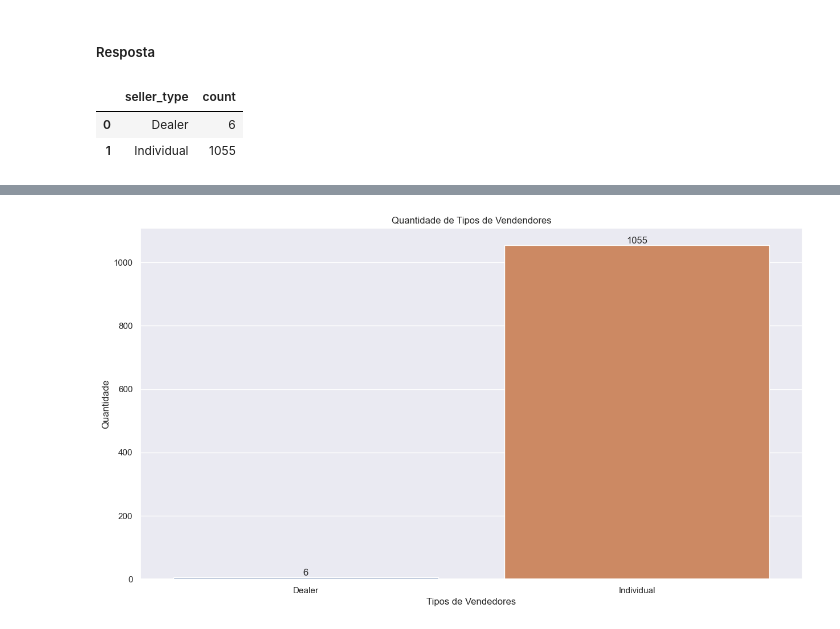
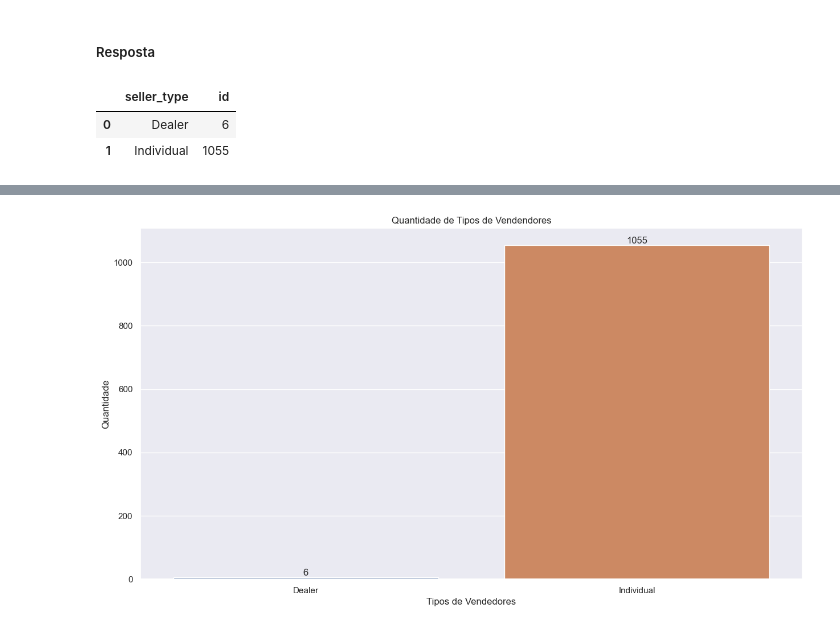
Before and after one commit to WelliDS/curso_git_CDS, a Jupyter notebook: notebooks/projeto.ipynb, the cells around one changed output, grey strips where cells are left out. Cells and saved outputs as stored; diff of their text form; code cells hidden in the pictures.

```diff
--- a/notebooks/projeto.ipynb
+++ b/notebooks/projeto.ipynb
@@ -419,13 +419,13 @@ Uma das maneiras de verificar isso é agrupando os dados pela coluna `seller_typ
 # %%
 df_grouped = df1[['id', 'seller_type']].groupby('seller_type')
 
 df_grouped = df_grouped.count().reset_index()
 
-df_grouped = df_grouped.rename(columns={'id': 'count'})
+#df_grouped = df_grouped.rename(columns={'id': 'count'})
 
 df_grouped
 # %% [output]
-|  | seller_type | count |
+|  | seller_type | id |
 | 0 | Dealer | 6 |
 | 1 | Individual | 1055 |
 # %%
```
Also changed, not shown: parts of 5 cells of this notebook.
